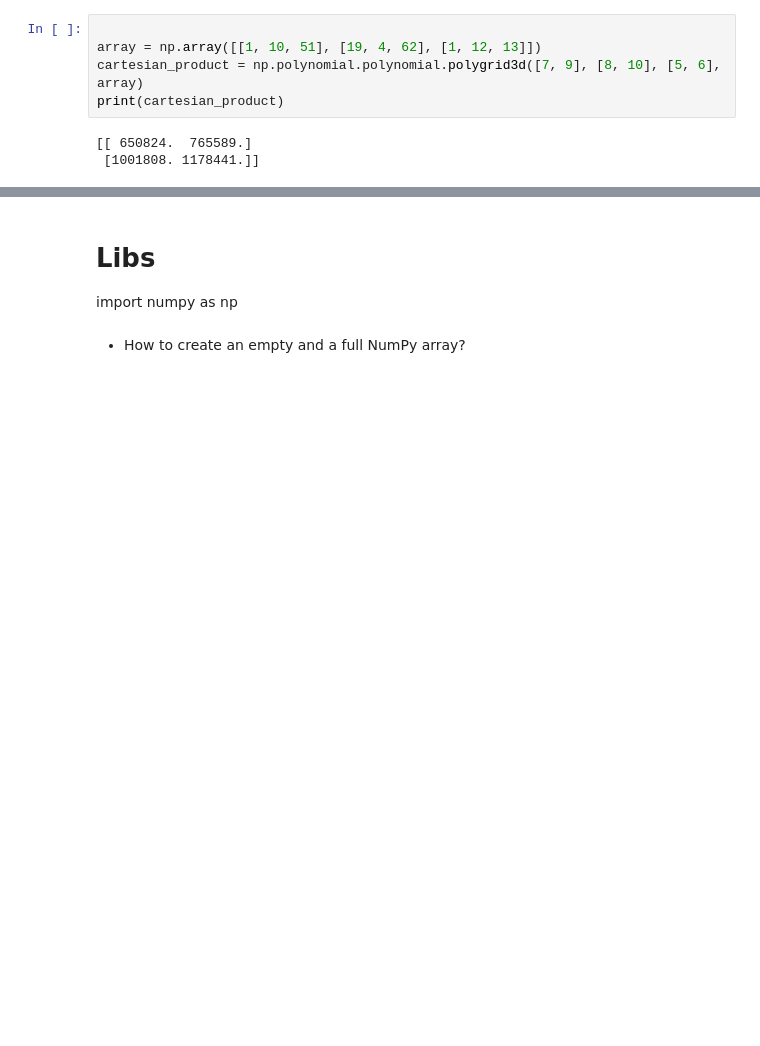
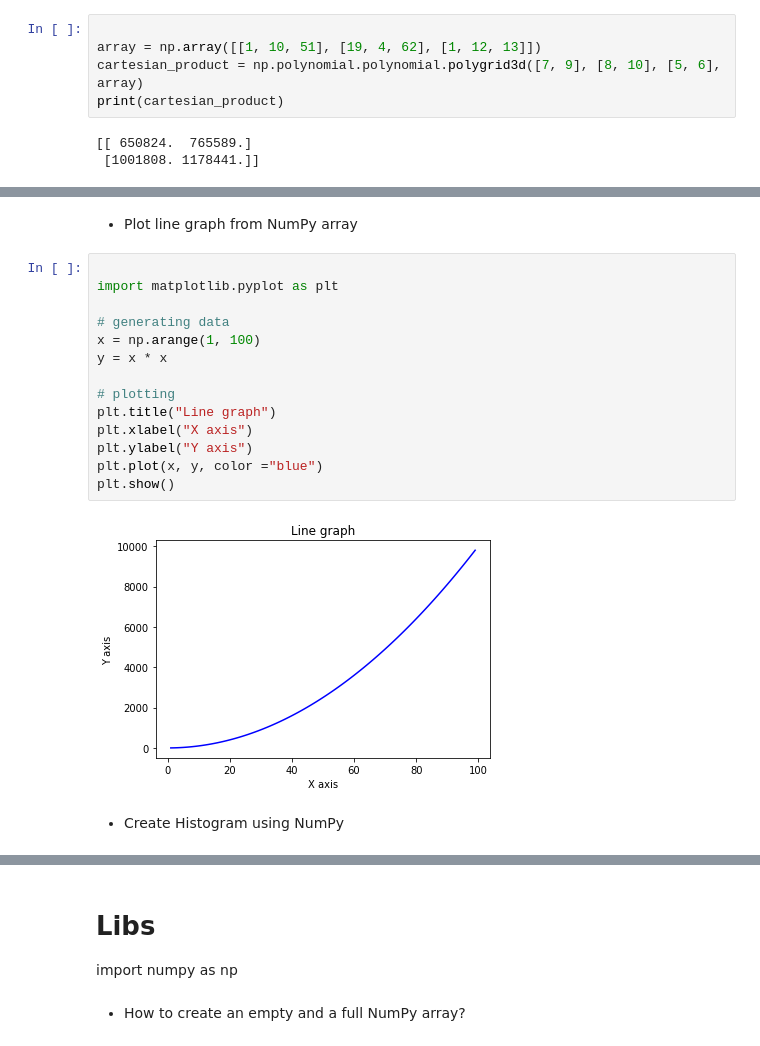
Before and after one commit to brunocvs7/neural_nets_DL, a Jupyter notebook: tasks/numpy/numpy_task.ipynb, the cells around one changed output, grey strips where cells are left out. Saved outputs shown, nothing was run; the diff lists cells and outputs as text; blank space fills up the shorter version.

```diff
--- a/tasks/numpy/numpy_task.ipynb
+++ b/tasks/numpy/numpy_task.ipynb
@@ -1337,0 +1488,26 @@ print(cartesian_product)
+# %% [markdown]
+- Plot line graph from NumPy array
+# %%
+
+import matplotlib.pyplot as plt
+
+# generating data
+x = np.arange(1, 100)
+y = x * x
+
+# plotting
+plt.title("Line graph")
+plt.xlabel("X axis")
+plt.ylabel("Y axis")
+plt.plot(x, y, color ="blue")
+plt.show()
+# %% [output]
+[figure, added]
+# %% [markdown]
+
+
+
+
+
+
+- Create Histogram using NumPy
```
Also changed, not shown: parts of 42 cells of this notebook, 3 other files.
